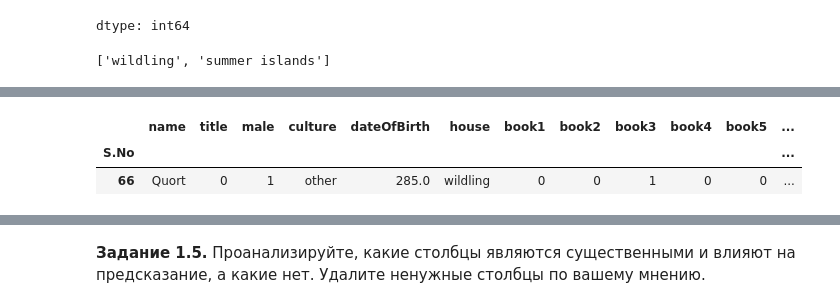
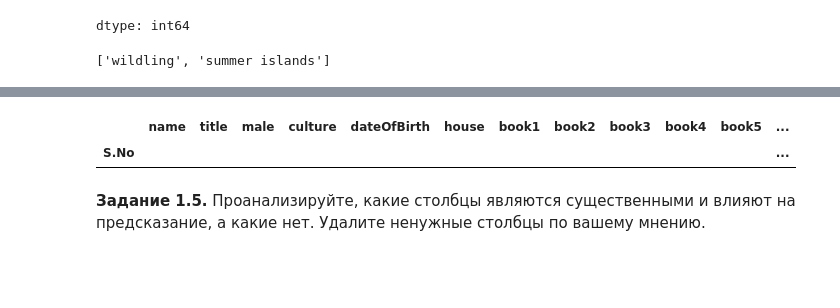
Before and after one commit to qwart6/DLS_by_MIPT, a Jupyter notebook: week_01_ml_intro/Homework/hw_1_game_of_thrones.ipynb, the cells around one changed output, grey strips where cells are left out. Saved outputs shown, nothing was run; the diff lists cells and outputs as text; code cells hidden in the pictures; blank space fills up the shorter version.

```diff
--- a/week_01_ml_intro/Homework/hw_1_game_of_thrones.ipynb
+++ b/week_01_ml_intro/Homework/hw_1_game_of_thrones.ipynb
@@ -304,5 +275,0 @@ dtype: int64
-# %%
-# заменим 'wildling', 'summer islands', 'Braavosi' cледующим образом
-
-data.house = pd.where(data.culture == 'Summer Islands', 'Summer Islands', data.house)
-data_test.house = pd.where(data_test.culture == 'Summer Islands', 'Summer Islands', data.house)
@@ -320,9 +276,3 @@ data.query('culture == "Summer Islands"')
-# %%
-data.query('house == "wildling"')
-# %% [output]
-|  | name | title | male | culture | dateOfBirth | house | book1 | book2 | book3 | book4 | book5 | ... |
-| S.No |  |  |  |  |  |  |  |  |  |  |  | ... |
-| 66 | Quort | 0 | 1 | other | 285.0 | wildling | 0 | 0 | 1 | 0 | 0 | ... |
 # %%
 data.query('culture == "Braavosi"')
 # %% [output]
@@ -344,3 +294,8 @@ data.query('culture == "Braavosi"')
 | 1257 | Noho Dimittis | 0 | 1 | Braavosi | NaN | Iron Bank of Braavos | 0 | 0 | 0 | 1 | 1 | ... |
 | 1290 | Qarro Volentin | 1 | 0 | Braavosi | NaN | NaN | 0 | 0 | 0 | 1 | 0 | ... |
 | 1385 | Ternesio Terys | 1 | 1 | Braavosi | NaN | NaN | 0 | 0 | 1 | 1 | 0 | ... |
+# %%
+data.query('house == "Braavosi"')
+# %% [output]
+|  | name | title | male | culture | dateOfBirth | house | book1 | book2 | book3 | book4 | book5 | ... |
+| S.No |  |  |  |  |  |  |  |  |  |  |  | ... |
```
Also changed, not shown: parts of 5 cells of this notebook.
